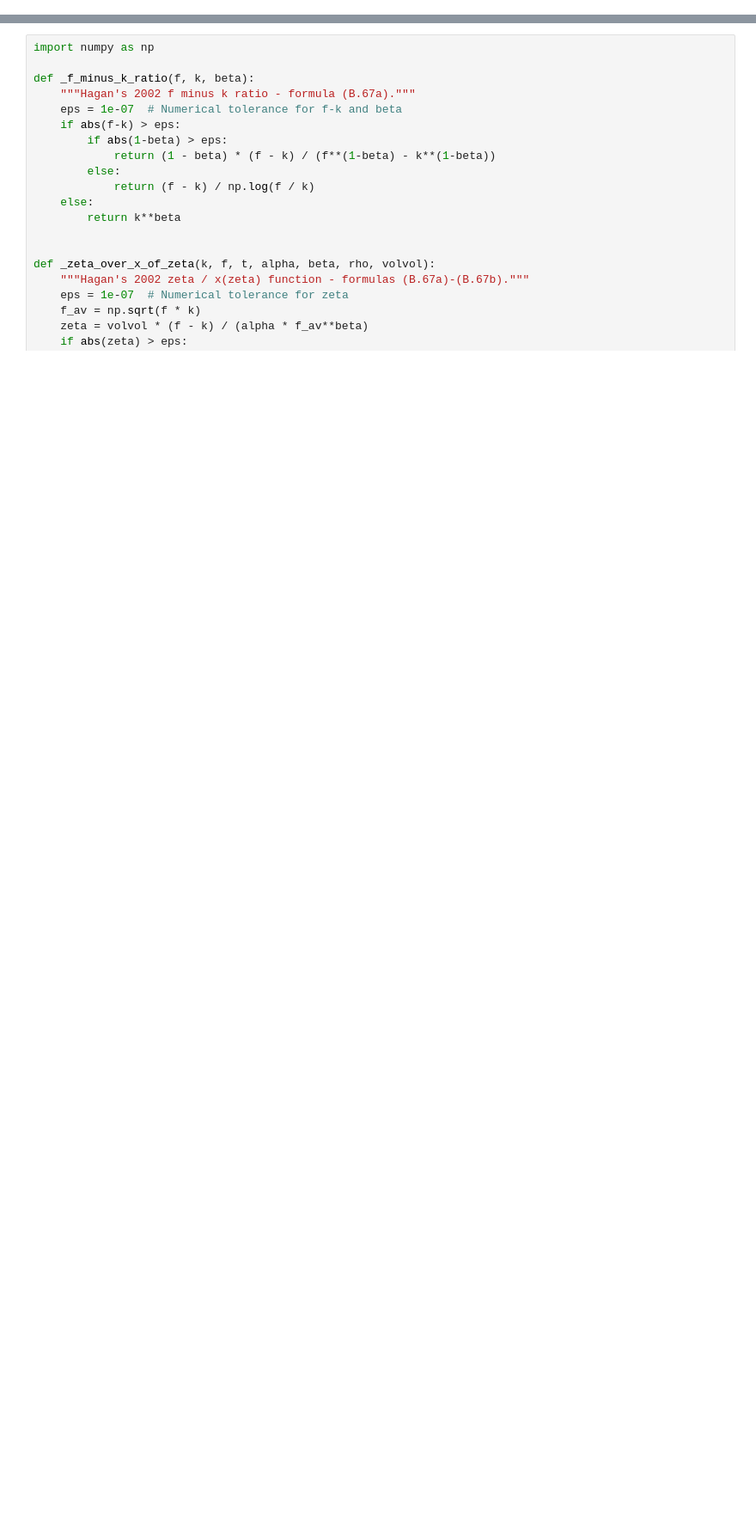
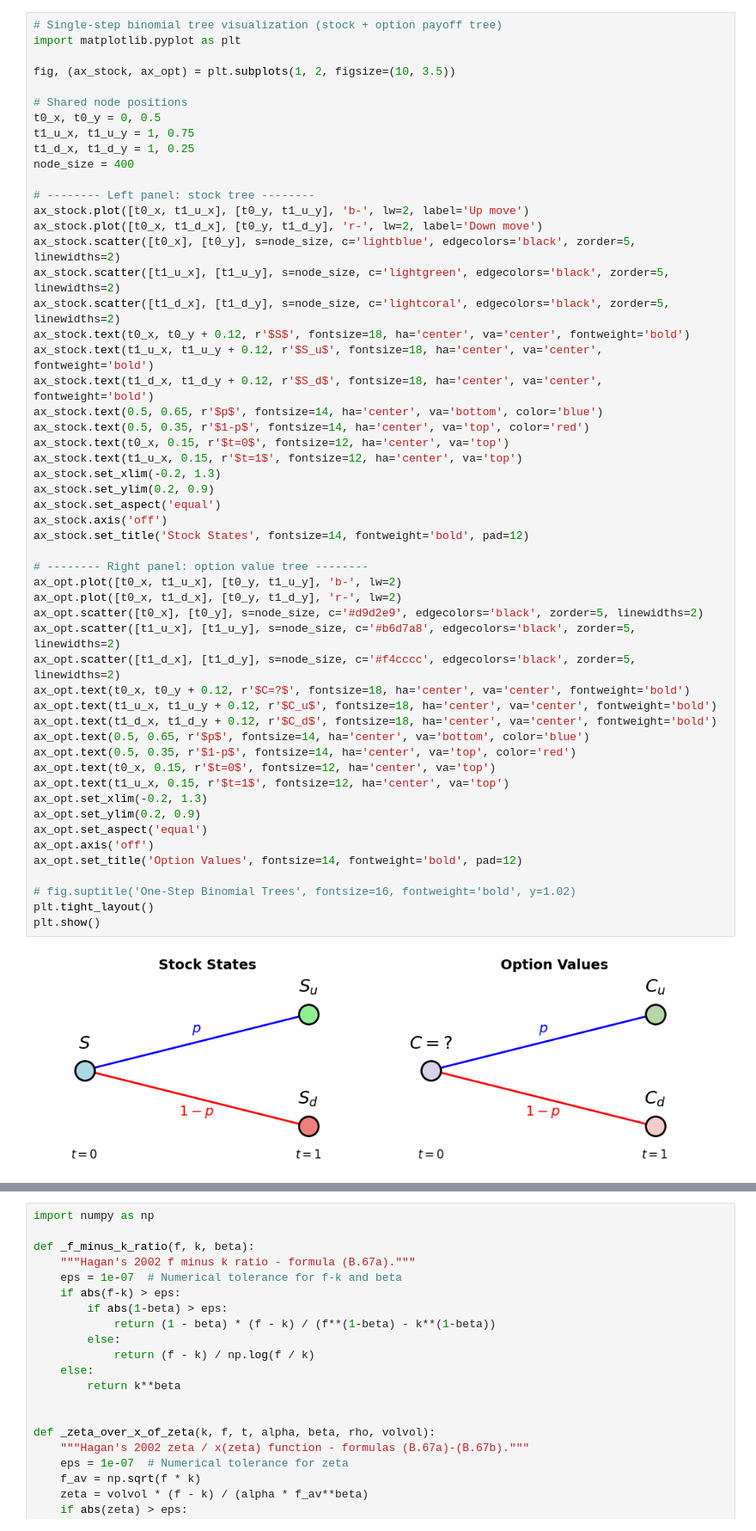
Before and after one commit to beginnerSC/slides, a Jupyter notebook: docs/rates.ipynb, the cells around one changed output, grey strips where cells are left out. Shown at 86% size. Saved outputs shown, nothing was run; the diff lists cells and outputs as text; blank space fills up the shorter version.

```diff
--- a/docs/rates.ipynb
+++ b/docs/rates.ipynb
@@ -8,0 +52,55 @@
+# %%
+# Single-step binomial tree visualization (stock + option payoff tree)
+import matplotlib.pyplot as plt
+
+fig, (ax_stock, ax_opt) = plt.subplots(1, 2, figsize=(10, 3.5))
+
+# Shared node positions
+t0_x, t0_y = 0, 0.5
+t1_u_x, t1_u_y = 1, 0.75
+t1_d_x, t1_d_y = 1, 0.25
+node_size = 400
+
+# -------- Left panel: stock tree --------
+ax_stock.plot([t0_x, t1_u_x], [t0_y, t1_u_y], 'b-', lw=2, label='Up move')
+ax_stock.plot([t0_x, t1_d_x], [t0_y, t1_d_y], 'r-', lw=2, label='Down move')
+ax_stock.scatter([t0_x], [t0_y], s=node_size, c='lightblue', edgecolors='black', zorder=5, linewidths=2)
+ax_stock.scatter([t1_u_x], [t1_u_y], s=node_size, c='lightgreen', edgecolors='black', zorder=5, linewidths=2)
+ax_stock.scatter([t1_d_x], [t1_d_y], s=node_size, c='lightcoral', edgecolors='black', zorder=5, linewidths=2)
+ax_stock.text(t0_x, t0_y + 0.12, r'$S$', fontsize=18, ha='center', va='center', fontweight='bold')
+ax_stock.text(t1_u_x, t1_u_y + 0.12, r'$S_u$', fontsize=18, ha='center', va='center', fontweight='bold')
+ax_stock.text(t1_d_x, t1_d_y + 0.12, r'$S_d$', fontsize=18, ha='center', va='center', fontweight='bold')
+ax_stock.text(0.5, 0.65, r'$p$', fontsize=14, ha='center', va='bottom', color='blue')
+ax_stock.text(0.5, 0.35, r'$1-p$', fontsize=14, ha='center', va='top', color='red')
+ax_stock.text(t0_x, 0.15, r'$t=0$', fontsize=12, ha='center', va='top')
+ax_stock.text(t1_u_x, 0.15, r'$t=1$', fontsize=12, ha='center', va='top')
+ax_stock.set_xlim(-0.2, 1.3)
+ax_stock.set_ylim(0.2, 0.9)
+ax_stock.set_aspect('equal')
+ax_stock.axis('off')
+ax_stock.set_title('Stock States', fontsize=14, fontweight='bold', pad=12)
+
+# -------- Right panel: option value tree --------
+ax_opt.plot([t0_x, t1_u_x], [t0_y, t1_u_y], 'b-', lw=2)
+ax_opt.plot([t0_x, t1_d_x], [t0_y, t1_d_y], 'r-', lw=2)
+ax_opt.scatter([t0_x], [t0_y], s=node_size, c='#d9d2e9', edgecolors='black', zorder=5, linewidths=2)
+ax_opt.scatter([t1_u_x], [t1_u_y], s=node_size, c='#b6d7a8', edgecolors='black', zorder=5, linewidths=2)
+ax_opt.scatter([t1_d_x], [t1_d_y], s=node_size, c='#f4cccc', edgecolors='black', zorder=5, linewidths=2)
+ax_opt.text(t0_x, t0_y + 0.12, r'$C=?$', fontsize=18, ha='center', va='center', fontweight='bold')
+ax_opt.text(t1_u_x, t1_u_y + 0.12, r'$C_u$', fontsize=18, ha='center', va='center', fontweight='bold')
+ax_opt.text(t1_d_x, t1_d_y + 0.12, r'$C_d$', fontsize=18, ha='center', va='center', fontweight='bold')
+ax_opt.text(0.5, 0.65, r'$p$', fontsize=14, ha='center', va='bottom', color='blue')
+ax_opt.text(0.5, 0.35, r'$1-p$', fontsize=14, ha='center', va='top', color='red')
+ax_opt.text(t0_x, 0.15, r'$t=0$', fontsize=12, ha='center', va='top')
+ax_opt.text(t1_u_x, 0.15, r'$t=1$', fontsize=12, ha='center', va='top')
+ax_opt.set_xlim(-0.2, 1.3)
+ax_opt.set_ylim(0.2, 0.9)
+ax_opt.set_aspect('equal')
+ax_opt.axis('off')
+ax_opt.set_title('Option Values', fontsize=14, fontweight='bold', pad=12)
+
+# fig.suptitle('One-Step Binomial Trees', fontsize=16, fontweight='bold', y=1.02)
+plt.tight_layout()
+plt.show()
+# %% [output]
+[figure, added]
```
Also changed, not shown: parts of 31 cells of this notebook.
